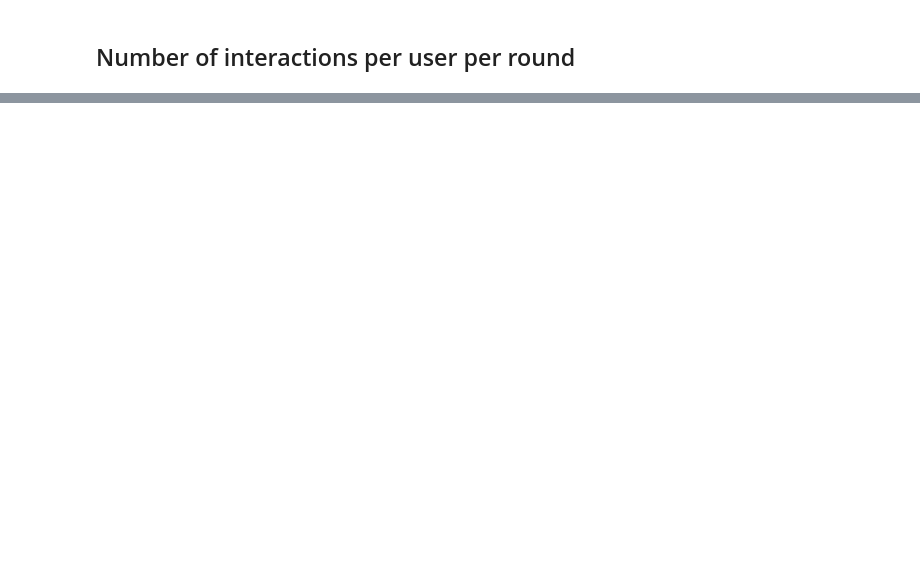
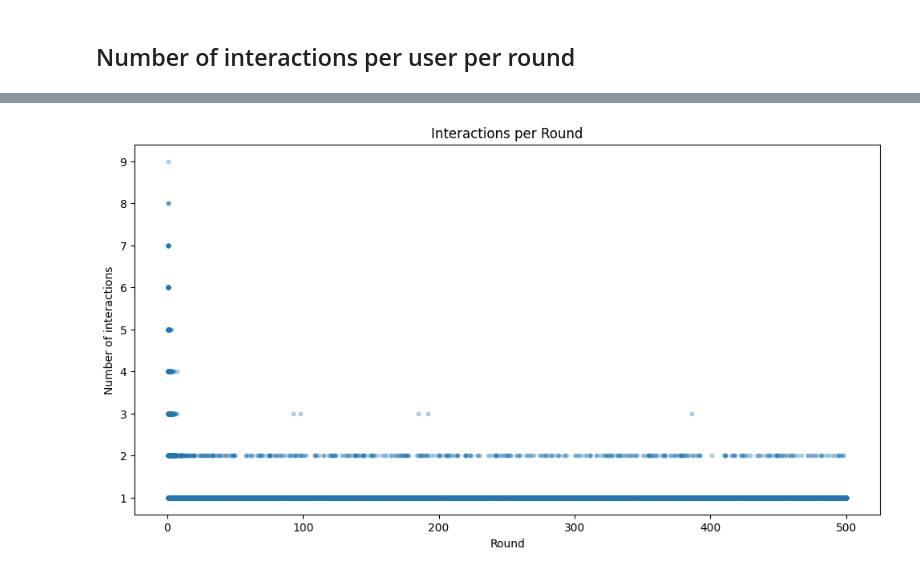
Before and after one commit to caiotda/dynamicTasteDistortion, a Jupyter notebook: click_position_analysis.ipynb, the cells around one changed output, grey strips where cells are left out. Cells and saved outputs as stored; diff of their text form; code cells hidden in the pictures; blank space fills up the shorter version.

```diff
--- a/click_position_analysis.ipynb
+++ b/click_position_analysis.ipynb
@@ -164,3 +164,15 @@ interactions_per_round
 import seaborn as sns
 # %%
 data = interactions_per_round[["round", "item"]]
+
+
+import matplotlib.pyplot as plt
+
+plt.figure(figsize=(12, 6))
+plt.scatter(data["round"], data["item"], alpha=0.3, s=10)
+plt.xlabel("Round")
+plt.ylabel("Number of interactions")
+plt.title("Interactions per Round")
+plt.show()
+# %% [output]
+[figure, added]
```
Also changed, not shown: parts of 4 cells of this notebook, 2 other files.
